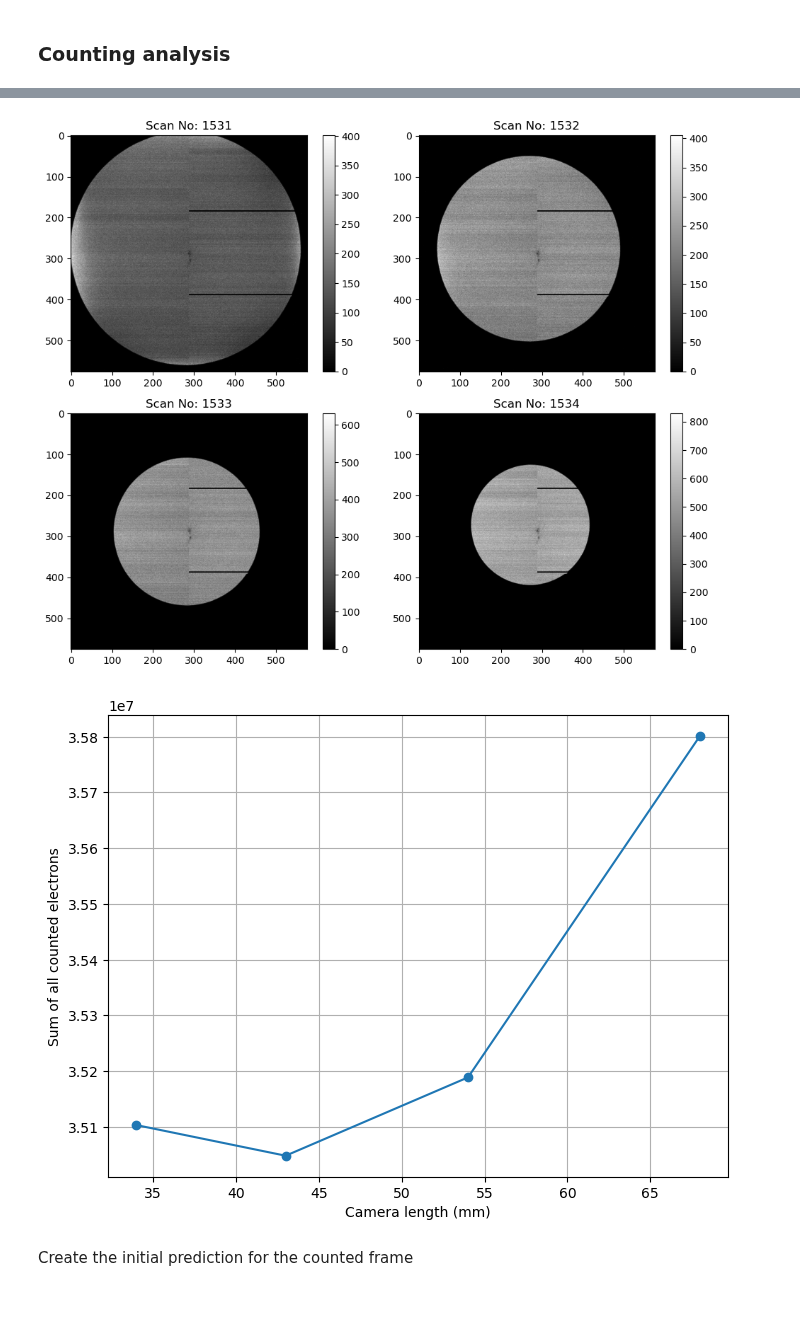
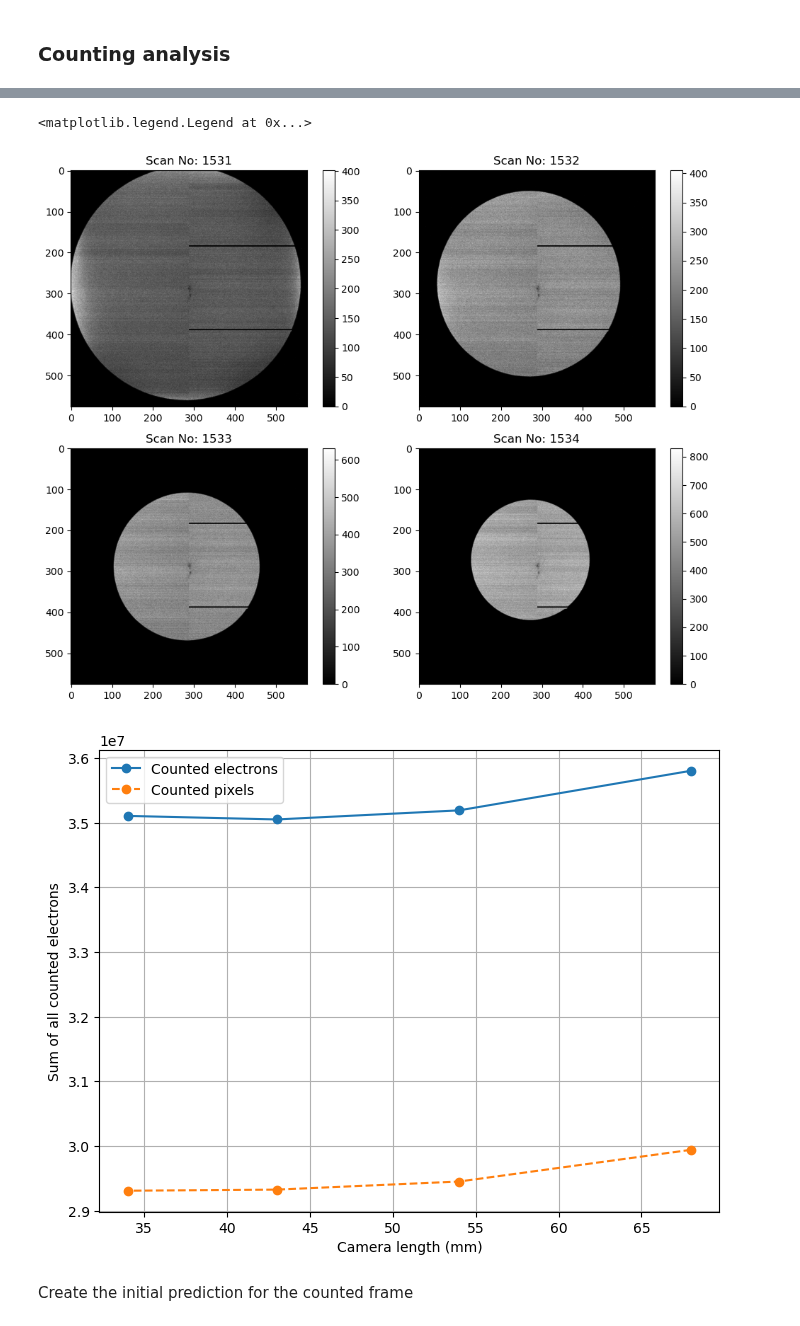
Before and after one commit to jerenner/emsim, a Jupyter notebook: notebooks/occupancy_data.ipynb, the cells around one changed output, grey strips where cells are left out. Cells and saved outputs as stored; diff of their text form; code cells hidden in the pictures.

```diff
--- a/notebooks/occupancy_data.ipynb
+++ b/notebooks/occupancy_data.ipynb
@@ -126,8 +126,8 @@ def update_counted_data_hdf5(file_path, batch_start_idx, frames_indices, frames_
             vl_dataset_weights[batch_start_idx+i] = weights
 # %%
 # Initial variables
-dataset_path = "/global/cfs/cdirs/ncemhub/distiller/raw/2023.09.18/data_scan0000001534.h5"
-counted_data_path = "counted_scan0000001534.h5"
+dataset_path = "/global/cfs/cdirs/ncemhub/distiller/raw/2023.09.18/data_scan0000001546.h5"
+counted_data_path = "counted_scan0000001546.h5"
 A = 19.032279882831432
 sigma = 0.5065158792172835
 noise_sigma = 1.0
@@ -156,7 +156,7 @@ for batch in range(batches):
 
     # Count the frames.
     print("-- Counting frames...")
-    frame_ct_reco, modeled_frame_reco = count_frame_pytorch(frame_bls, frame_ct, n_steps_max = 500, loss_lim = nframes)
+    frame_ct_reco, modeled_frame_reco = count_frame_pytorch(frame_bls, frame_ct, n_steps_max = 1000, loss_lim = nframes)
     frame_ct_reco[frame_ct_reco < 0] = 0
     frame_ct_reco = np.rint(frame_ct_reco)
 
@@ -225,7 +201,7 @@ frame_width = 576
 fig, axs = plt.subplots(2, 2, figsize=(10, 8))
 axs = axs.flatten()
 
-counted_electrons = []
+counted_electrons, counted_nelec = [], []
 igroup = 0
 for i, scan_no in enumerate(scan_groups[igroup]):
     print(f"Processing scan {scan_no}...")
@@ -251,36 +227,40 @@ for i, scan_no in enumerate(scan_groups[igroup]):
         print(f"-- Total counts: {np.sum(summed_counted_image)}")
         print(f"-- Total nelec:  {nelec}")
         counted_electrons.append(np.sum(summed_counted_image))
+        counted_nelec.append(nelec)
 
         # Plot the summed, counted image
         imax = axs[i].imshow(summed_counted_image, vmin=summed_counted_image.min(), vmax=summed_counted_image.max(), cmap='gray')
         #imax = axs[i].imshow(summed_counted_image[200:250,200:250], vmin=summed_counted_image.min(), vmax=summed_counted_image.max(), cmap='grey')
         fig.colorbar(imax, ax=axs[i])
         axs[i].set_title(f'Scan No: {scan_no}')
 
 # Adjust layout to prevent overlap
 plt.tight_layout()
 
 plt.figure(figsize=(8, 6))  # Figure for the sum vs. camera length plot
-plt.plot(clength, counted_electrons, marker='o', linestyle='-')
+plt.plot(clength, counted_electrons, marker='o', linestyle='-',label="Counted electrons")
+plt.plot(clength, counted_nelec, marker='o', linestyle='--',label="Counted pixels")
 plt.xlabel('Camera length (mm)')
 plt.ylabel('Sum of all counted electrons')
 plt.grid(True)
+plt.legend()
 # %% [output]
 Processing scan 1531...
 -- Total counts: 35801500
 -- Total nelec:  29941898
 Processing scan 1532...
 -- Total counts: 35188740
 -- Total nelec:  29451426
 Processing scan 1533...
 -- Total counts: 35048233
 -- Total nelec:  29326216
 Processing scan 1534...
 -- Total counts: 35103148
 -- Total nelec:  29309134
+<matplotlib.legend.Legend at 0x...>
 [figure]
-[figure, old version]
+[figure, new version]
 # %%
 file_path = f"/global/cfs/cdirs/ncemhub/distiller/counted/2023.09.18/data_scan1531_id12284_electrons.h5"
 with h5py.File(file_path, 'r') as f0:
```
Also changed, not shown: parts of 1 cell of this notebook.
